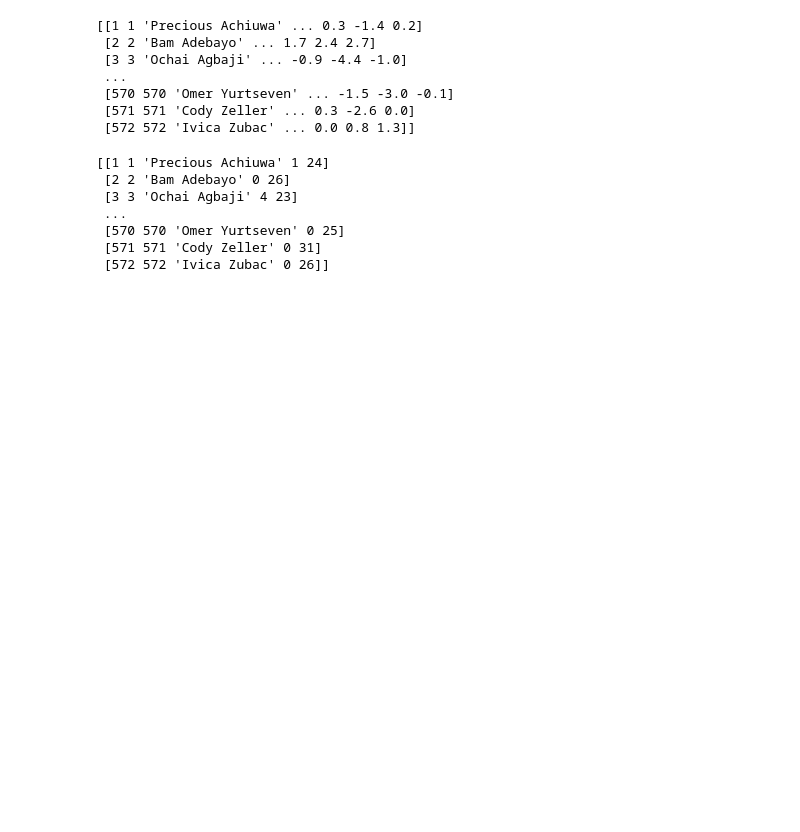
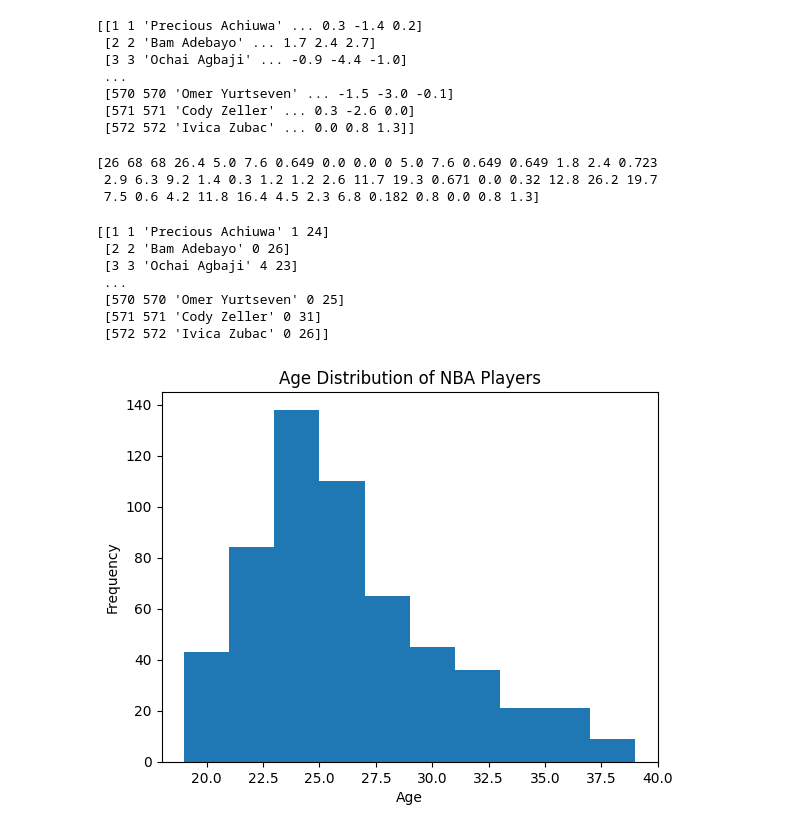
Before and after one commit to turnerburchard/csci347, a Jupyter notebook: finalproject/final.ipynb, the cells around one changed output. Cells and saved outputs as stored; diff of their text form; code cells hidden in the pictures; blank space fills up the shorter version.

Commit message:
add some graphs

```diff
--- a/finalproject/final.ipynb
+++ b/finalproject/final.ipynb
@@ -17,6 +24,16 @@ print(nba_stats)
  [570 570 'Omer Yurtseven' ... -1.5 -3.0 -0.1]
  [571 571 'Cody Zeller' ... 0.3 -2.6 0.0]
  [572 572 'Ivica Zubac' ... 0.0 0.8 1.3]]
+# %%
+# replace missing values with 0
+
+nba_stats = np.where(pd.isna(nba_stats), 0, nba_stats)
+
+print(nba_stats[571,4:])
+# %% [output]
+[26 68 68 26.4 5.0 7.6 0.649 0.0 0.0 0 5.0 7.6 0.649 0.649 1.8 2.4 0.723
+ 2.9 6.3 9.2 1.4 0.3 1.2 1.2 2.6 11.7 19.3 0.671 0.0 0.32 12.8 26.2 19.7
+ 7.5 0.6 4.2 11.8 16.4 4.5 2.3 6.8 0.182 0.8 0.0 0.8 1.3]
 # %%
 # encode the position column
 label_encoder = LabelEncoder()
@@ -33,3 +50,13 @@ print(nba_stats[:,:5])
  [570 570 'Omer Yurtseven' 0 25]
  [571 571 'Cody Zeller' 0 31]
  [572 572 'Ivica Zubac' 0 26]]
+# %%
+# histogram of the age column
+
+plt.hist(nba_stats[:,4], bins=10)
+plt.xlabel('Age')
+plt.ylabel('Frequency')
+plt.title('Age Distribution of NBA Players')
+plt.show()
+# %% [output]
+[figure, added]
```
Also changed, not shown: parts of 7 cells of this notebook.
